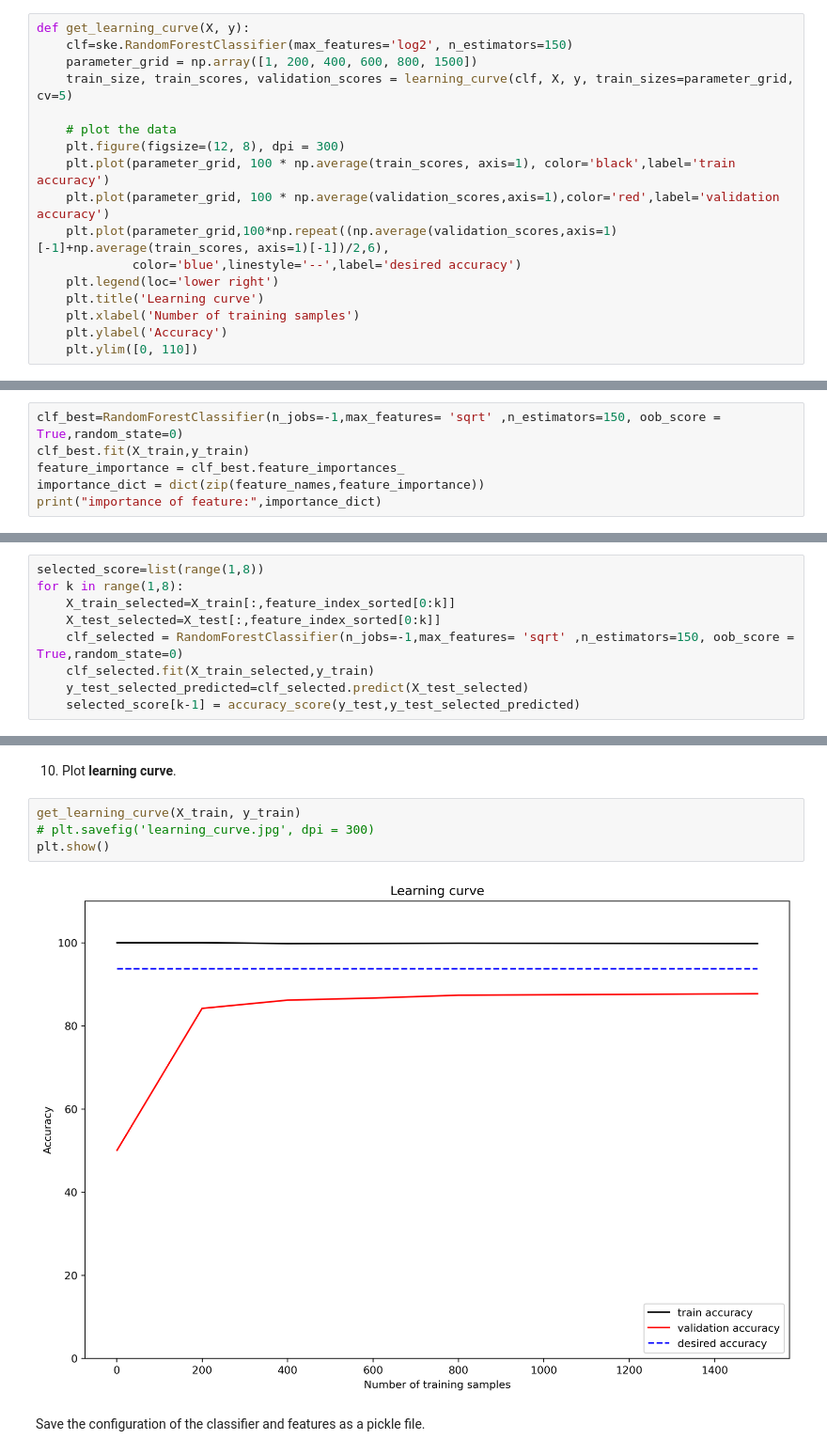
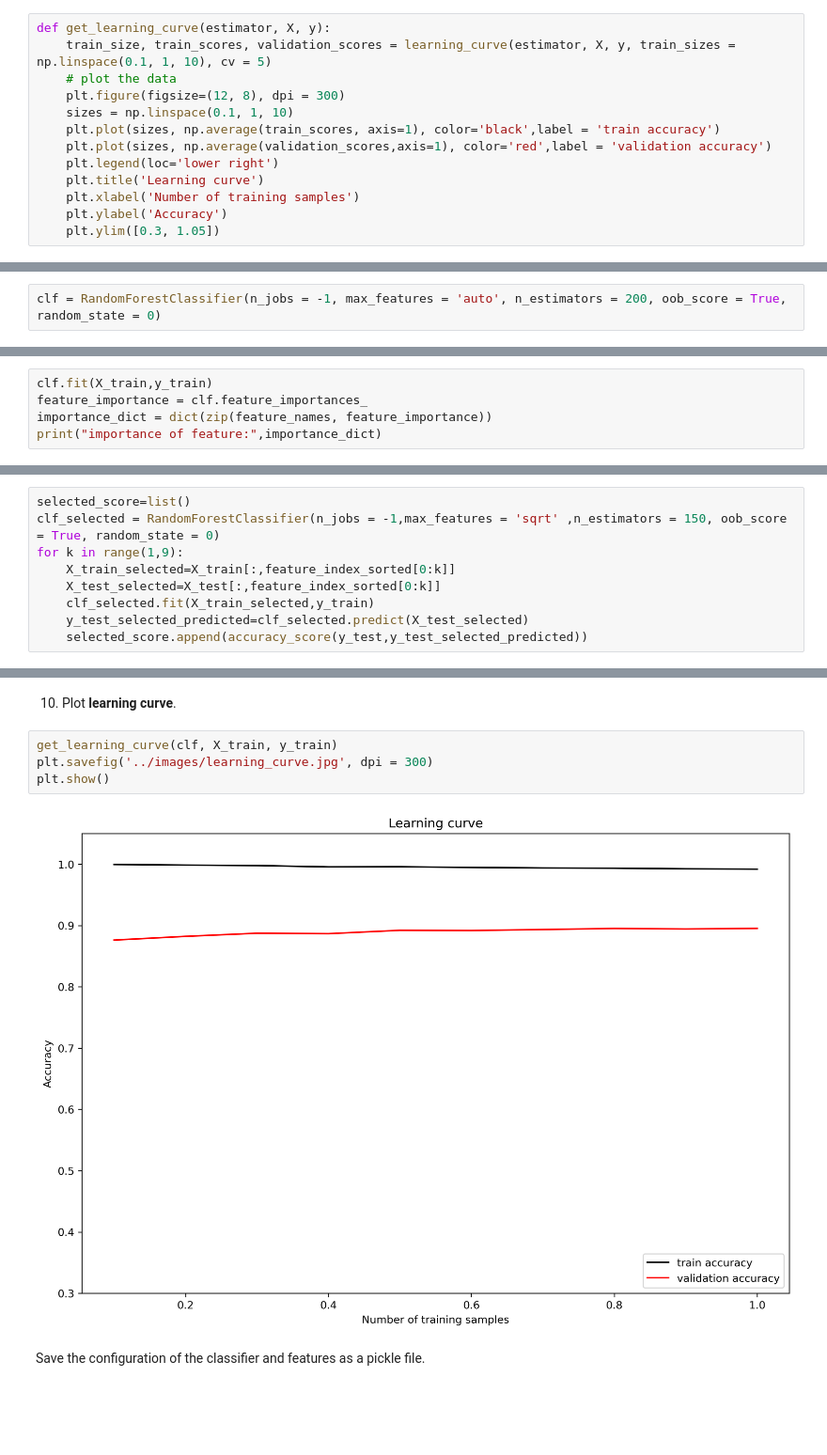
Before and after one commit to caoxiaolong0521/PHBS_MLF_2019_Project, a Jupyter notebook: Part-2/Part-2 Train_model.ipynb, the cells around one changed output, grey strips where cells are left out. Shown at 94% size. Drawn from its saved outputs; the diff is of its cells as text; blank space fills up the shorter version.

Commit message:
Fix learning curve

```diff
--- a/Part-2/Part-2 Train_model.ipynb
+++ b/Part-2/Part-2 Train_model.ipynb
@@ -46,22 +46,18 @@ from sklearn.ensemble import RandomForestClassifier
 # %% [markdown]
 1. **get_learning_curve** is used for plotting the train_accuracy,valiadation_accuracy when number of training samples change
 # %%
-def get_learning_curve(X, y):
-    clf=ske.RandomForestClassifier(max_features='log2', n_estimators=150)
-    parameter_grid = np.array([1, 200, 400, 600, 800, 1500])
-    train_size, train_scores, validation_scores = learning_curve(clf, X, y, train_sizes=parameter_grid, cv=5)
-
+def get_learning_curve(estimator, X, y):
+    train_size, train_scores, validation_scores = learning_curve(estimator, X, y, train_sizes = np.linspace(0.1, 1, 10), cv = 5)
     # plot the data
     plt.figure(figsize=(12, 8), dpi = 300)
-    plt.plot(parameter_grid, 100 * np.average(train_scores, axis=1), color='black',label='train accuracy')
-    plt.plot(parameter_grid, 100 * np.average(validation_scores,axis=1),color='red',label='validation accuracy')
-    plt.plot(parameter_grid,100*np.repeat((np.average(validation_scores,axis=1)[-1]+np.average(train_scores, axis=1)[-1])/2,6),
-             color='blue',linestyle='--',label='desired accuracy')
+    sizes = np.linspace(0.1, 1, 10)
+    plt.plot(sizes, np.average(train_scores, axis=1), color='black',label = 'train accuracy')
+    plt.plot(sizes, np.average(validation_scores,axis=1), color='red',label = 'validation accuracy')
     plt.legend(loc='lower right')
     plt.title('Learning curve')
     plt.xlabel('Number of training samples')
     plt.ylabel('Accuracy')
-    plt.ylim([0, 110])
+    plt.ylim([0.3, 1.05])
 # %% [markdown]
 2. **plot_confusion_matrix** is used for plotting the confusion matrix
 # %%
@@ -153,3 +151,5 @@ CV_clf.best_params_
+# %%
+clf = RandomForestClassifier(n_jobs = -1, max_features = 'auto', n_estimators = 200, oob_score = True, random_state = 0)
 # %%
 # SVM
 stdsc = StandardScaler()
@@ -255,9 +255,8 @@ plt.show()
 # %% [markdown]
 Get the importance of features
 # %%
-clf_best=RandomForestClassifier(n_jobs=-1,max_features= 'sqrt' ,n_estimators=150, oob_score = True,random_state=0)
-clf_best.fit(X_train,y_train)
-feature_importance = clf_best.feature_importances_
-importance_dict = dict(zip(feature_names,feature_importance))
+clf.fit(X_train,y_train)
+feature_importance = clf.feature_importances_
+importance_dict = dict(zip(feature_names, feature_importance))
 print("importance of feature:",importance_dict)
 # %% [output]
@@ -291,9 +290,9 @@ Fit the model using the first k descend-sorted features and show the accuracy on
 # %%
-selected_score=list(range(1,8))
-for k in range(1,8):
+selected_score=list()
+clf_selected = RandomForestClassifier(n_jobs = -1,max_features = 'sqrt' ,n_estimators = 150, oob_score = True, random_state = 0)
+for k in range(1,9):
     X_train_selected=X_train[:,feature_index_sorted[0:k]]
     X_test_selected=X_test[:,feature_index_sorted[0:k]]
-    clf_selected = RandomForestClassifier(n_jobs=-1,max_features= 'sqrt' ,n_estimators=150, oob_score = True,random_state=0)
     clf_selected.fit(X_train_selected,y_train)
     y_test_selected_predicted=clf_selected.predict(X_test_selected)
-    selected_score[k-1] = accuracy_score(y_test,y_test_selected_predicted)
+    selected_score.append(accuracy_score(y_test,y_test_selected_predicted))
@@ -317,11 +314,11 @@ plt.show()
 # %% [markdown]
 10. Plot **learning curve**.
 # %%
-get_learning_curve(X_train, y_train)
-# plt.savefig('learning_curve.jpg', dpi = 300)
+get_learning_curve(clf, X_train, y_train)
+plt.savefig('../images/learning_curve.jpg', dpi = 300)
 plt.show()
 # %% [output]
-[figure, old version]
+[figure, new version]
 # %% [markdown]
 Save the configuration of the classifier and features as a pickle file.
 # %%
```
Also changed, not shown: parts of 20 cells of this notebook, 4 other files.
